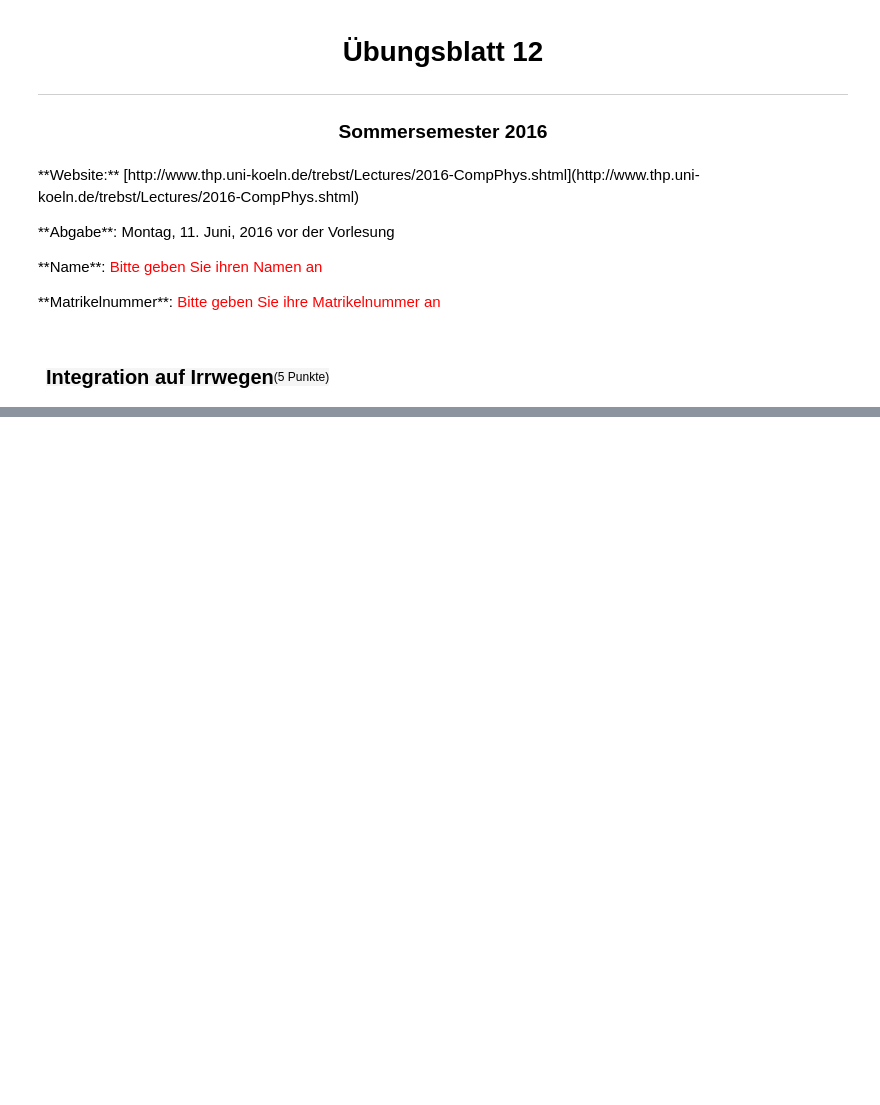
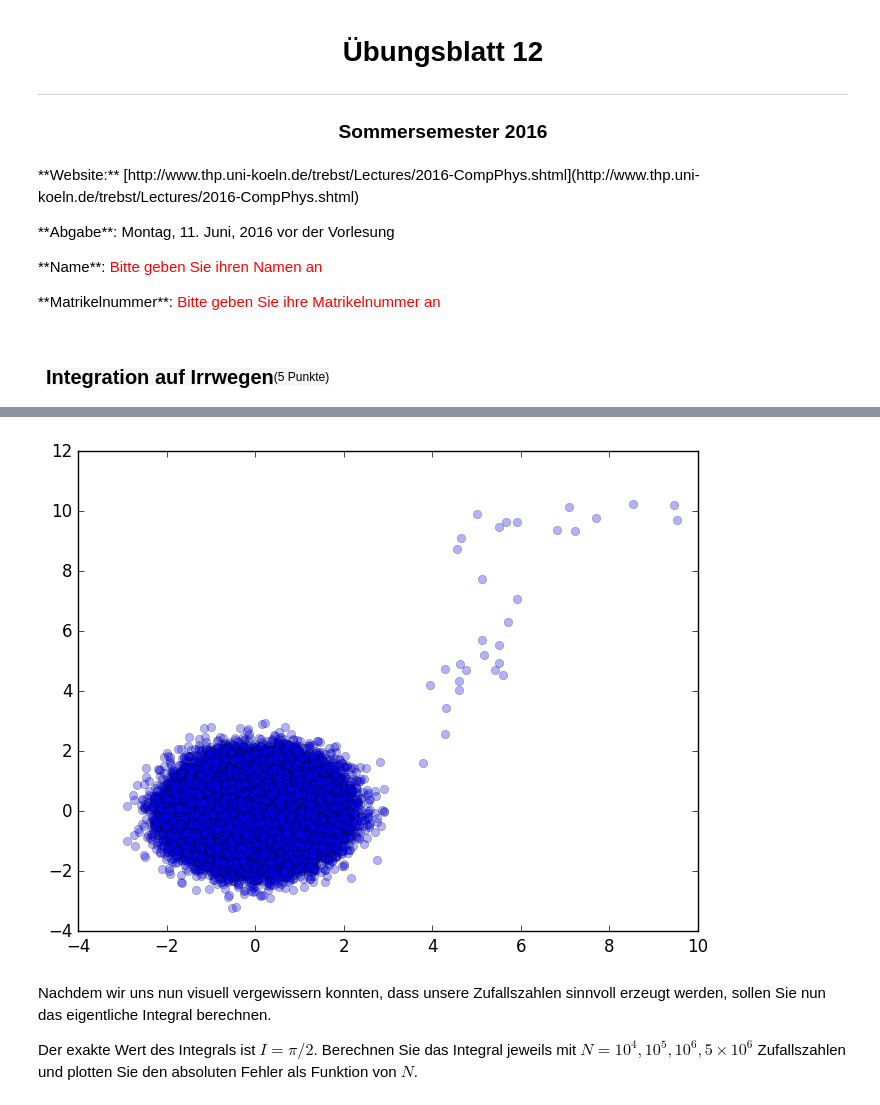
Before and after one commit to ofilla/compphys2016, a Jupyter notebook: uebung_12/12_integration_auf_irrwegen.ipynb, the cells around one changed output, grey strips where cells are left out. Saved outputs shown, nothing was run; the diff lists cells and outputs as text; code cells hidden in the pictures; blank space fills up the shorter version.

```diff
--- a/uebung_12/12_integration_auf_irrwegen.ipynb
+++ b/uebung_12/12_integration_auf_irrwegen.ipynb
@@ -61,0 +52,19 @@ Der exakte Wert des Integrals ist $I=\pi/2$. Berechnen Sie das Integral jeweils
+# %%
+# probabilities
+P(x, y) = exp(-x^2 - y^2) / pi
+P(x::Array) = P(x[1], x[2])
+
+function Metropolis_2D(x, p; h=1, N=100, path=false)
+    output = Array[x]
+
+    while length(output) <= N
+        dx = (rand(size(x, 1))-1/2)*2h
+        tmp = output[end] .+ dx
+        if rand() <= p(tmp)/p(output[end])
+            push!(output, tmp)
+        end
+    end
+
+    path == false && return output[end]
+    return output[2:end]
+end
@@ -61,0 +79,21 @@ Der exakte Wert des Integrals ist $I=\pi/2$. Berechnen Sie das Integral jeweils
+# %%
+using PyPlot
+
+points = Metropolis_2D([10, 10], P, N=1e5, path=true)
+xs = []
+ys = []
+
+for v in points
+    push!(xs, v[1])
+    push!(ys, v[2])
+end
+
+figure()
+plot(xs, ys, marker="o", linestyle="", alpha=0.3)
+;
+# %% [output]
+[figure, added]
+# %% [markdown]
+Nachdem wir uns nun visuell vergewissern konnten, dass unsere Zufallszahlen sinnvoll erzeugt werden, sollen Sie nun das eigentliche Integral berechnen.
+
+Der exakte Wert des Integrals ist $I=\pi/2$. Berechnen Sie das Integral jeweils mit $N=10^4, 10^5, 10^6, 5\times 10^6$ Zufallszahlen und plotten Sie den absoluten Fehler als Funktion von $N$.
```
Also changed, not shown: parts of 5 cells of this notebook, 2 other files.
